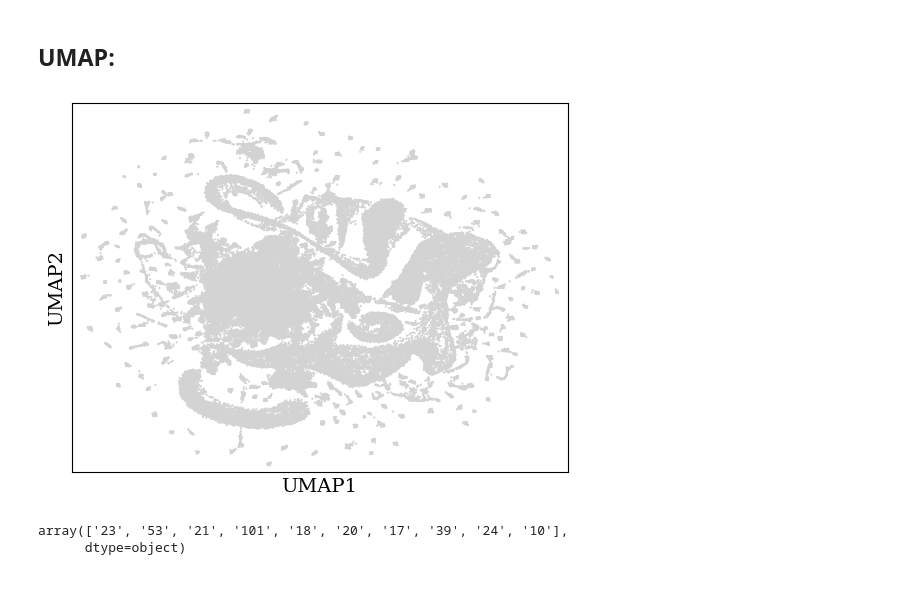
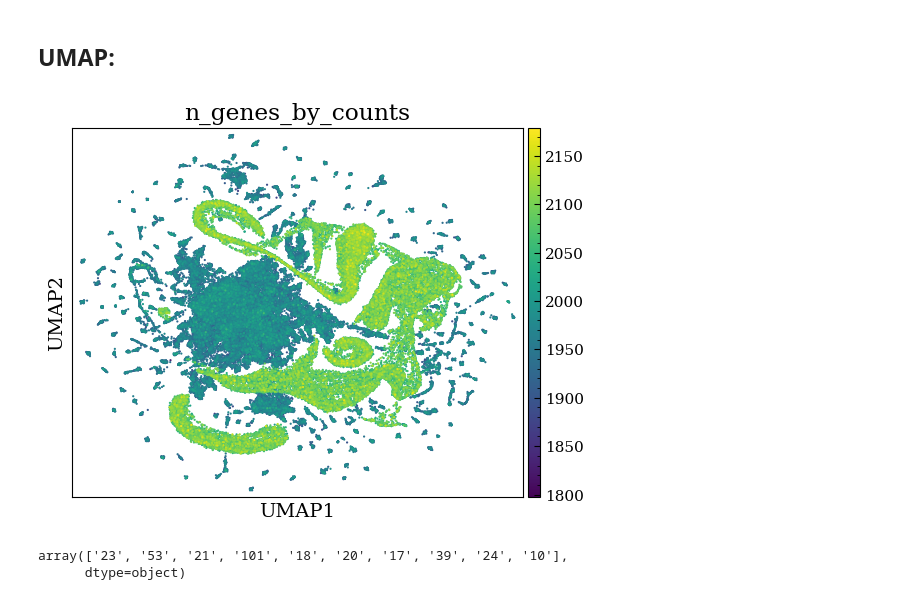
Before and after one commit to GeorgSommerer/bsc_thesis_pGRiNS, a Jupyter notebook: plot_stuff.ipynb, the cells around one changed output. Saved outputs shown, nothing was run; the diff lists cells and outputs as text; code cells hidden in the pictures.

```diff
--- a/plot_stuff.ipynb
+++ b/plot_stuff.ipynb
@@ -339,9 +323,9 @@ plt.show()
 # %% [markdown]
 ## UMAP:
 # %%
-sc.pl.umap(grins_data,s=10)
+sc.pl.umap(grins_data,s=10,color="n_genes_by_counts")
 # %% [output]
-[figure, old version]
+[figure, new version]
 # %%
 best_clusters
 # %% [output]
```
Also changed, not shown: parts of 2 cells of this notebook, 4 other files.
